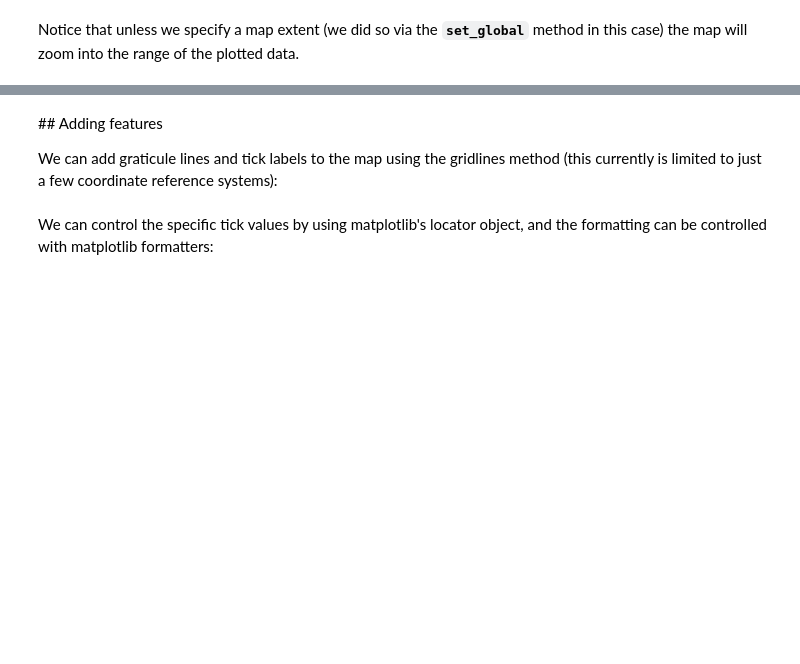
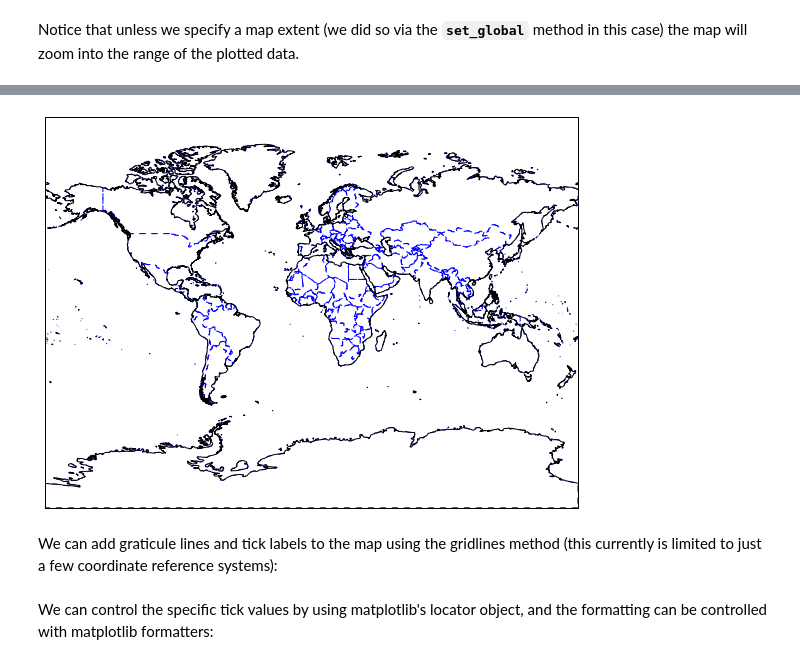
Before and after one commit to scitools-classroom/courses, a Jupyter notebook: course_content/notebooks/cartopy_intro.ipynb, the cells around one changed output, grey strips where cells are left out. Drawn from its saved outputs; the diff is of its cells as text; code cells hidden in the pictures; blank space fills up the shorter version.

Commit message:
[cartopy]Add natural earth features overview (#101)
* Add section on natural earth features

* Review actions

```diff
--- a/course_content/notebooks/cartopy_intro.ipynb
+++ b/course_content/notebooks/cartopy_intro.ipynb
@@ -60,6 +68,24 @@ Notice that unless we specify a map extent (we did so via the **``set_global``**
+# %%
+import cartopy.feature as cfeat
+
+fig = plt.figure(figsize=(14, 7))
+
+ax = plt.axes(projection=ccrs.Miller())
+ax.coastlines('50m')
+
+# ax.add_feature(cfeat.BORDERS, edgecolor='b')
+
+political_bdrys = cfeat.NaturalEarthFeature(category='cultural',
+                                            name='admin_0_countries',
+                                            scale='50m')
+ax.add_feature(political_bdrys,
+               edgecolor='b', facecolor='none',
+               linestyle='--', zorder=-1)
+
+plt.show()
+# %% [output]
+[figure, added]
 # %% [markdown]
-## Adding features
-
 We can add graticule lines and tick labels to the map using the gridlines method (this currently is limited to just a few coordinate reference systems):
 # %%
 ax = plt.axes(projection=ccrs.Mercator())
```
Also changed, not shown: parts of 1 cell of this notebook.
